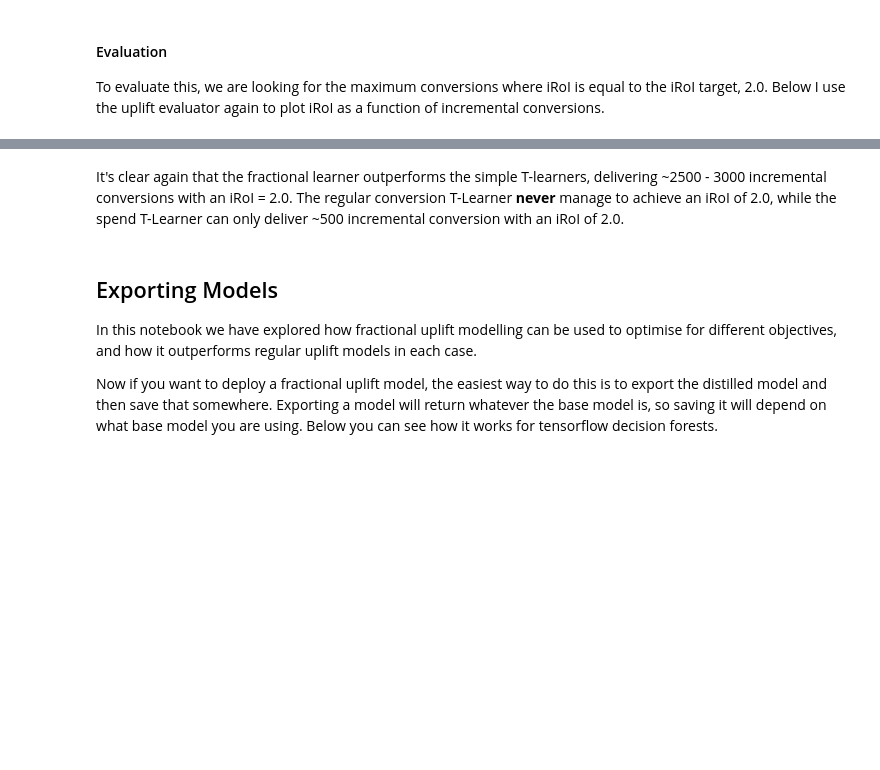
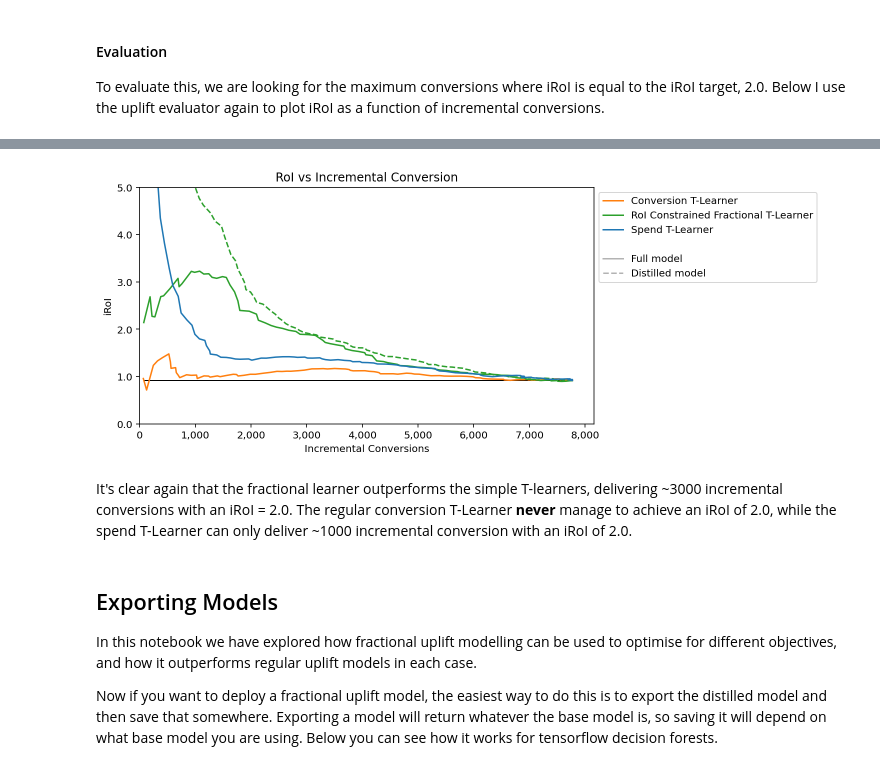
Before and after one commit to google-marketing-solutions/fractional_uplift, a Jupyter notebook: examples/end_to_end_example.ipynb, the cells around one changed output, grey strips where cells are left out. Saved outputs shown, nothing was run; the diff lists cells and outputs as text; code cells hidden in the pictures; blank space fills up the shorter version.

```diff
--- a/examples/end_to_end_example.ipynb
+++ b/examples/end_to_end_example.ipynb
@@ -692,17 +702,22 @@ models = {
 
 results = evaluator.evaluate(criteo.test_data, score_cols=list(models.keys()))
 
+fig, ax = plt.subplots(figsize=(10, 4), constrained_layout=True)
+
 roi_plot = plot_cumulative_incrementality(
+    ax,
     results,
     title="RoI vs Incremental Conversion",
     model_names=models,
     x_col="conversion__inc_cum",
     y_col="roi__inc_cum",
     x_label="Incremental Conversions",
-    y_label="RoI",
-    x_format="f",
-    y_format="f"
+    y_label="iRoI",
+    x_format="{:,.0f}",
+    y_format="{:.1f}",
+    x_lim=[0, None],
+    y_lim=[0, 5]
 )
 
-roi_plot
+plt.show()
 # %% [output]
@@ -713,5 +724,6 @@ roi_plot
+[figure, added]
 # %% [markdown]
-It's clear again that the fractional learner outperforms the simple T-learners, delivering ~2500 - 3000 incremental conversions with an iRoI = 2.0. The regular conversion T-Learner **never** manage to achieve an iRoI of 2.0, while the spend T-Learner can only deliver ~500 incremental conversion with an iRoI of 2.0.
+It's clear again that the fractional learner outperforms the simple T-learners, delivering ~3000 incremental conversions with an iRoI = 2.0. The regular conversion T-Learner **never** manage to achieve an iRoI of 2.0, while the spend T-Learner can only deliver ~1000 incremental conversion with an iRoI of 2.0.
 # %% [markdown]
 ## Exporting Models
 
```
Also changed, not shown: parts of 21 cells of this notebook.
